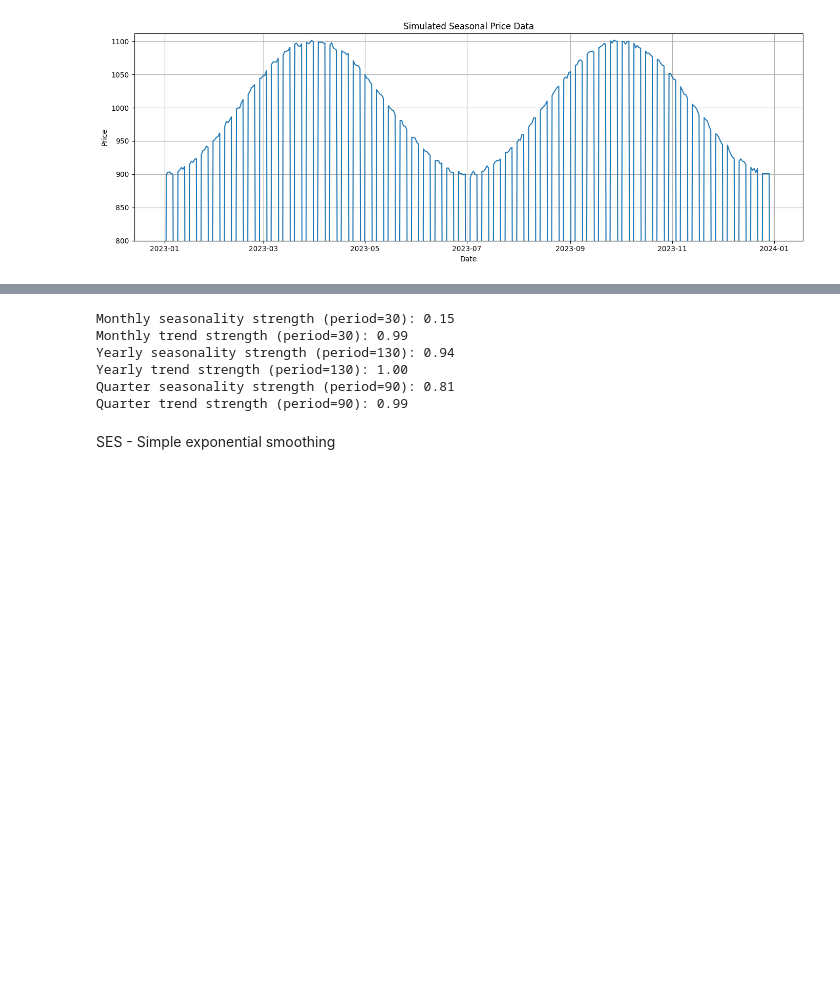
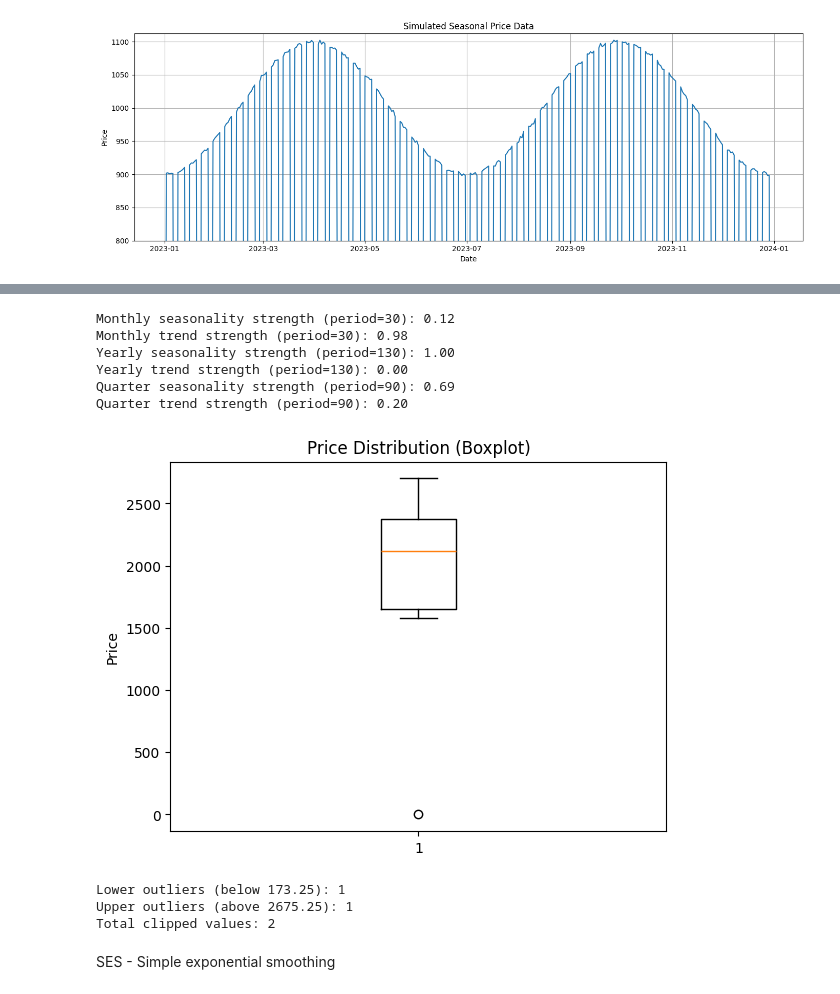
Before and after one commit to AndrijaLazic/Time-Series-Forecasting, a Jupyter notebook: python-roi/main.ipynb, the cells around one changed output, grey strips where cells are left out. Saved outputs shown, nothing was run; the diff lists cells and outputs as text; code cells hidden in the pictures; blank space fills up the shorter version.

Commit message:
Implemented outlier removal

```diff
--- a/python-roi/main.ipynb
+++ b/python-roi/main.ipynb
@@ -286,7 +285,7 @@ dataset[["date", "price"]].to_csv("Data/banduka_df.csv", index=False)
 # %%
 from statsmodels.tsa.seasonal import STL
 
-prices_dataframe = pandas.read_csv("Data/seasonal_plus_linear_decrease.csv")
+prices_dataframe = pandas.read_csv("Data/seasonal_price_data.csv")
 prices_dataframe['date'] = pandas.to_datetime(prices_dataframe['date'])
 prices_dataframe = prices_dataframe.set_index('date')
 prices_dataframe = prices_dataframe[prices_dataframe.index.dayofweek < 5]
@@ -324,12 +323,46 @@ for name, per in [("Monthly", 30), ("Yearly", int(prices_dataframe.shape[0]/2)),
 # plt.tight_layout()
 # plt.show()
 # %% [output]
-Monthly seasonality strength (period=30): 0.15
-Monthly trend strength (period=30): 0.99
-Yearly seasonality strength (period=130): 0.94
-Yearly trend strength (period=130): 1.00
-Quarter seasonality strength (period=90): 0.81
-Quarter trend strength (period=90): 0.99
+Monthly seasonality strength (period=30): 0.12
+Monthly trend strength (period=30): 0.98
+Yearly seasonality strength (period=130): 1.00
+Yearly trend strength (period=130): 0.00
+Quarter seasonality strength (period=90): 0.69
+Quarter trend strength (period=90): 0.20
+# %%
+prices_dataframe = pandas.read_csv("Data/baza.csv")
+
+Q1  = prices_dataframe['price'].quantile(0.25)
+Q3  = prices_dataframe['price'].quantile(0.75)
+IQR = Q3 - Q1
+
+# define bounds
+lower_bound = Q1 - 1.5 * IQR
+upper_bound = Q3 + 1.5 * IQR
+
+low_count  = (prices_dataframe['price'] <  lower_bound).sum()
+high_count = (prices_dataframe['price'] >  upper_bound).sum()
+total_outliers = low_count + high_count
+
+plt.figure()
+plt.boxplot(prices_dataframe['price'].dropna())
+plt.title('Price Distribution (Boxplot)')
+plt.ylabel('Price')
+plt.show()
+
+# clamp all values to [lower_bound, upper_bound]
+prices_dataframe['price'] = prices_dataframe['price'].clip(lower=lower_bound, upper=upper_bound)
+
+
+
+print(f"Lower outliers (below {lower_bound}): {low_count}")
+print(f"Upper outliers (above {upper_bound}): {high_count}")
+print(f"Total clipped values: {total_outliers}")
+# %% [output]
+[figure, added]
+Lower outliers (below 173.25): 1
+Upper outliers (above 2675.25): 1
+Total clipped values: 2
 # %% [markdown]
 SES - Simple exponential smoothing
 # %%
```
Also changed, not shown: parts of 9 cells of this notebook.
